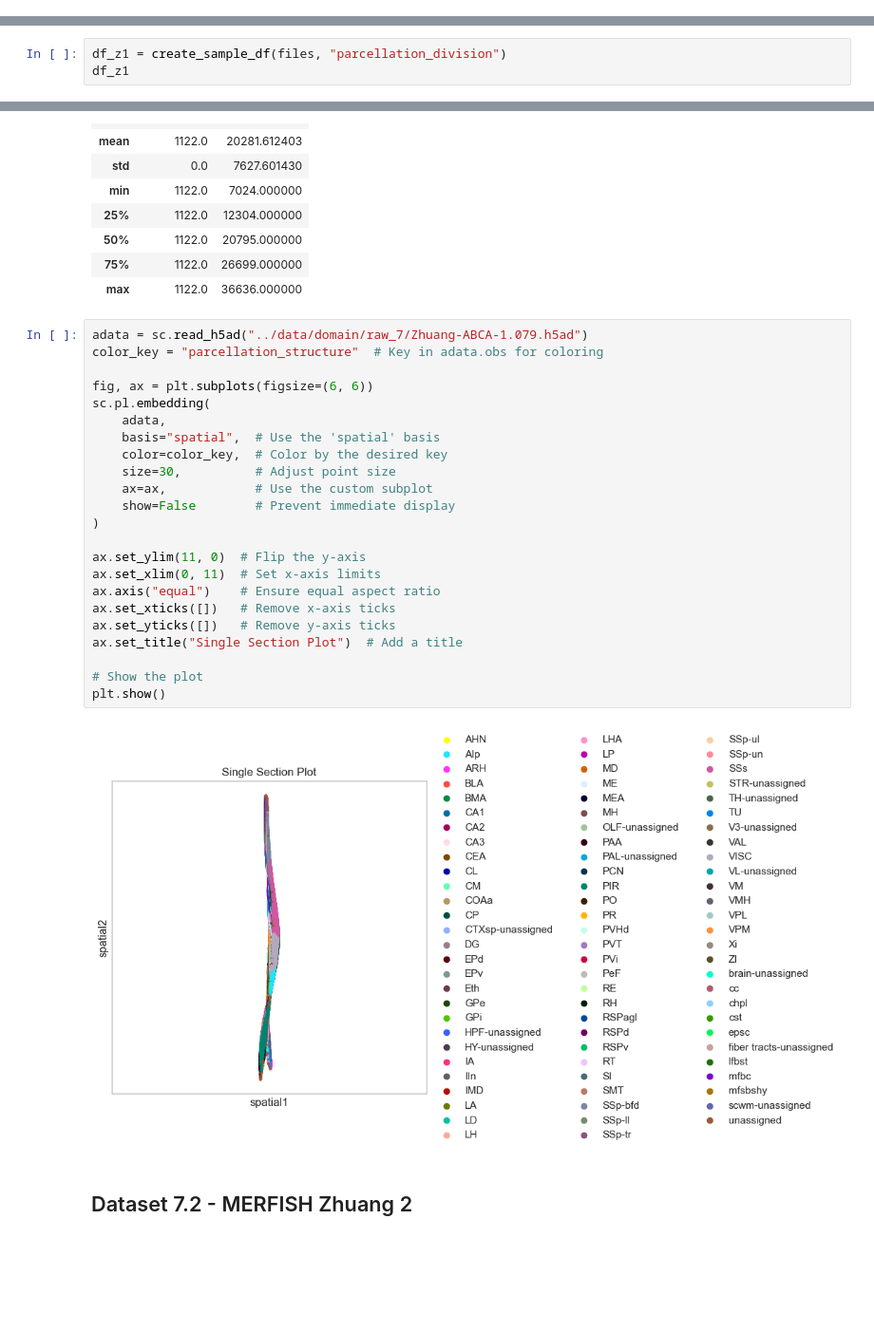
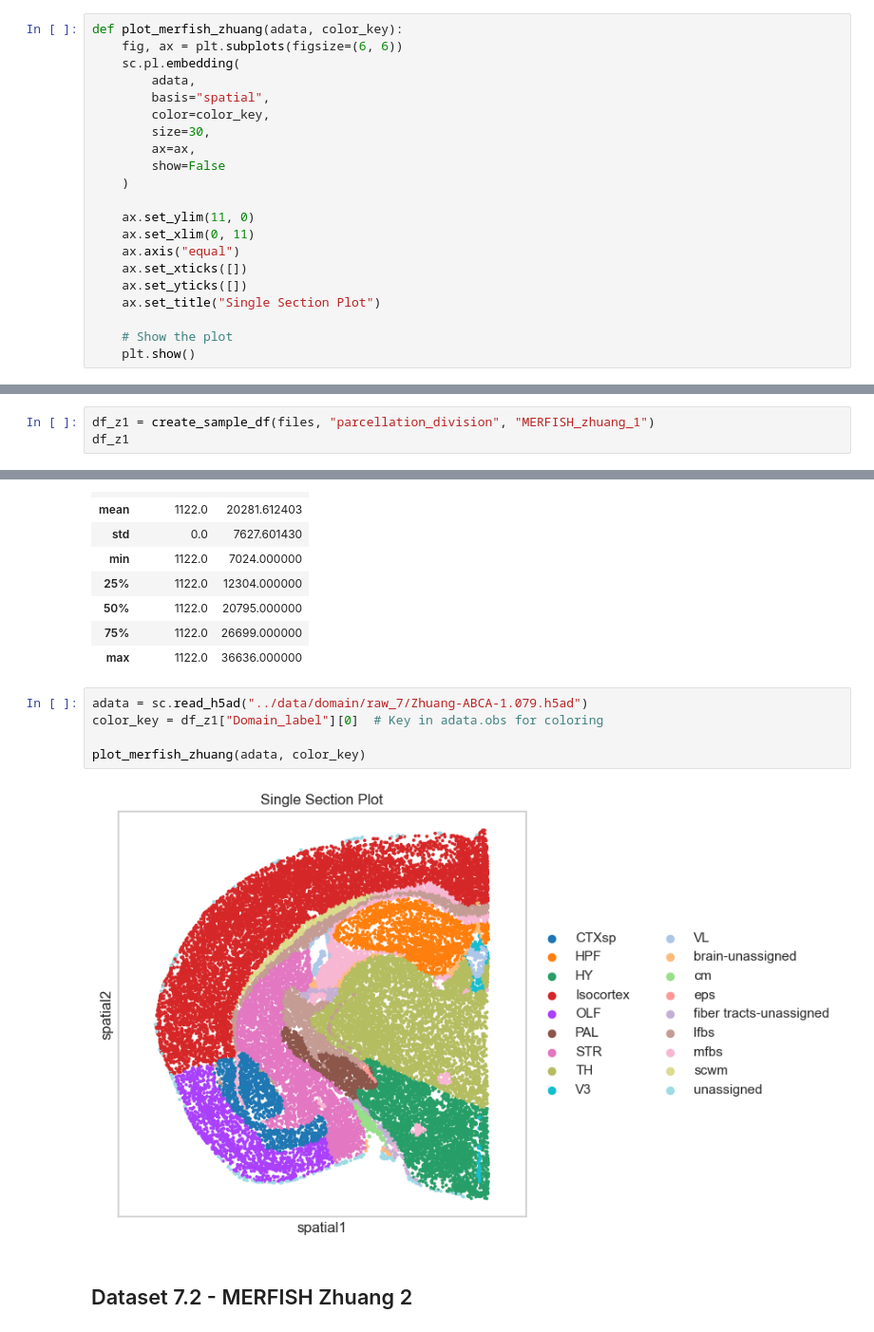
Before and after one commit to BoevaLab/spatial-augmentations, a Jupyter notebook: notebooks/domain_data.ipynb, the cells around one changed output, grey strips where cells are left out. Shown at 95% size. Cells and saved outputs as stored; diff of their text form; blank space fills up the shorter version.

Commit message:
finalized raw domain data preparation

```diff
--- a/notebooks/domain_data.ipynb
+++ b/notebooks/domain_data.ipynb
@@ -64,6 +64,27 @@ def plot_statistics(df):
 
     plt.tight_layout()
     plt.show()
+# %%
+def plot_merfish_zhuang(adata, color_key):
+    fig, ax = plt.subplots(figsize=(6, 6))
+    sc.pl.embedding(
+        adata,
+        basis="spatial",
+        color=color_key,
+        size=30,
+        ax=ax,
+        show=False
+    )
+
+    ax.set_ylim(11, 0)
+    ax.set_xlim(0, 11)
+    ax.axis("equal")
+    ax.set_xticks([])
+    ax.set_yticks([])
+    ax.set_title("Single Section Plot")
+
+    # Show the plot
+    plt.show()
 # %% [markdown]
 ## Dataset 1 - MERFISH small
 # %%
@@ -159,6 +180,6 @@ print(len(files))
 ['../data/domain/raw_7/Zhuang-ABCA-1.010.h5ad', '../data/domain/raw_7/Zhuang-ABCA-1.011.h5ad', '../data/domain/raw_7/Zhuang-ABCA-1.012.h5ad', '../data/domain/raw_7/Zhuang-ABCA-1.013.h5ad']
 129
 # %%
-df_z1 = create_sample_df(files, "parcellation_division")
+df_z1 = create_sample_df(files, "parcellation_division", "MERFISH_zhuang_1")
 df_z1
 # %% [output]
@@ -189,29 +210,11 @@ df_z1.describe()
 | max | 1122.0 | 36636.000000 |
 # %%
 adata = sc.read_h5ad("../data/domain/raw_7/Zhuang-ABCA-1.079.h5ad")
-color_key = "parcellation_structure"  # Key in adata.obs for coloring
+color_key = df_z1["Domain_label"][0]  # Key in adata.obs for coloring
 
-fig, ax = plt.subplots(figsize=(6, 6))
-sc.pl.embedding(
-    adata,
-    basis="spatial",  # Use the 'spatial' basis
-    color=color_key,  # Color by the desired key
-    size=30,          # Adjust point size
-    ax=ax,            # Use the custom subplot
-    show=False        # Prevent immediate display
-)
-
-ax.set_ylim(11, 0)  # Flip the y-axis
-ax.set_xlim(0, 11)  # Set x-axis limits
-ax.axis("equal")    # Ensure equal aspect ratio
-ax.set_xticks([])   # Remove x-axis ticks
-ax.set_yticks([])   # Remove y-axis ticks
-ax.set_title("Single Section Plot")  # Add a title
-
-# Show the plot
-plt.show()
+plot_merfish_zhuang(adata, color_key)
 # %% [output]
-[figure, old version]
+[figure, new version]
 # %% [markdown]
 ## Dataset 7.2 - MERFISH Zhuang 2
 # %%
```
Also changed, not shown: parts of 17 cells of this notebook, 3 other files.
